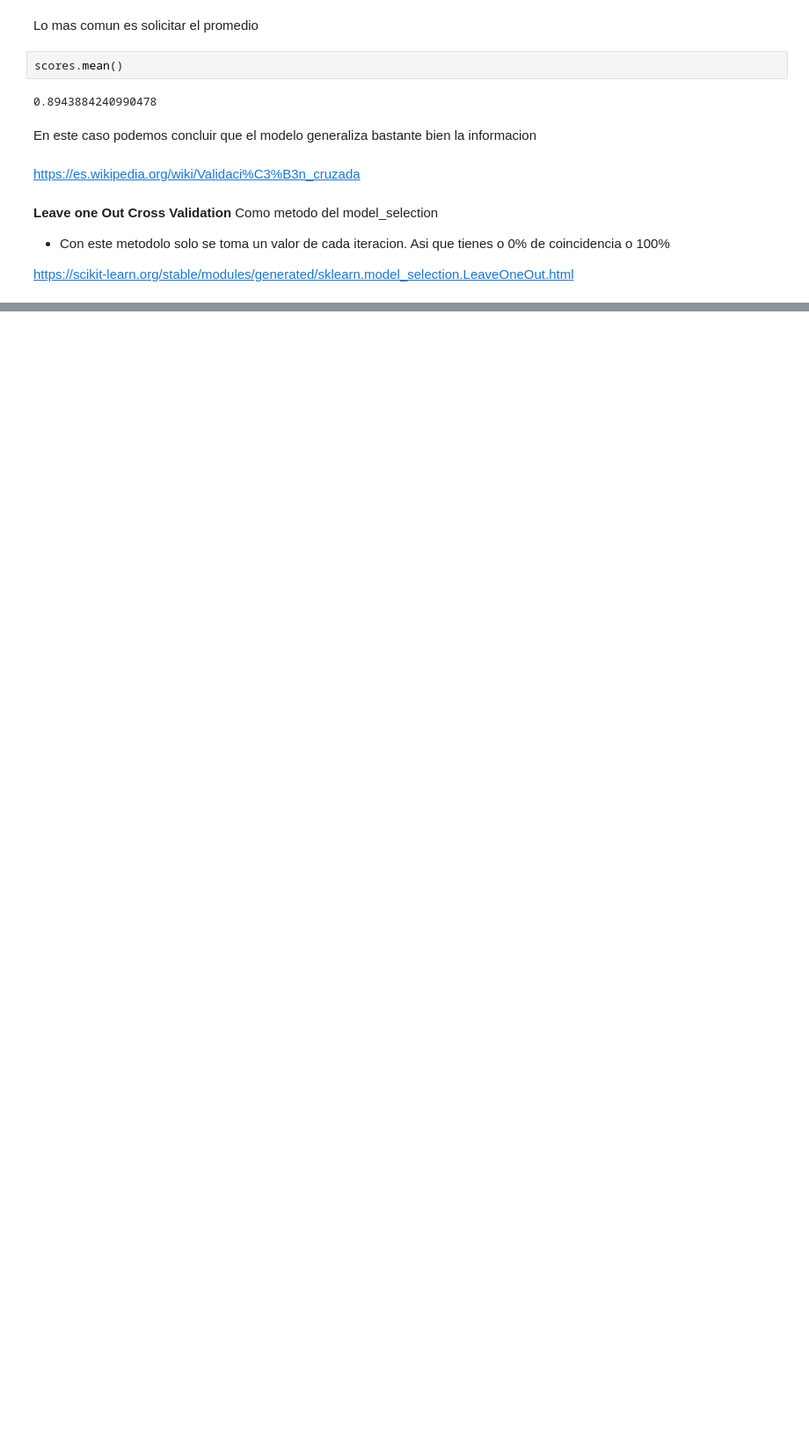
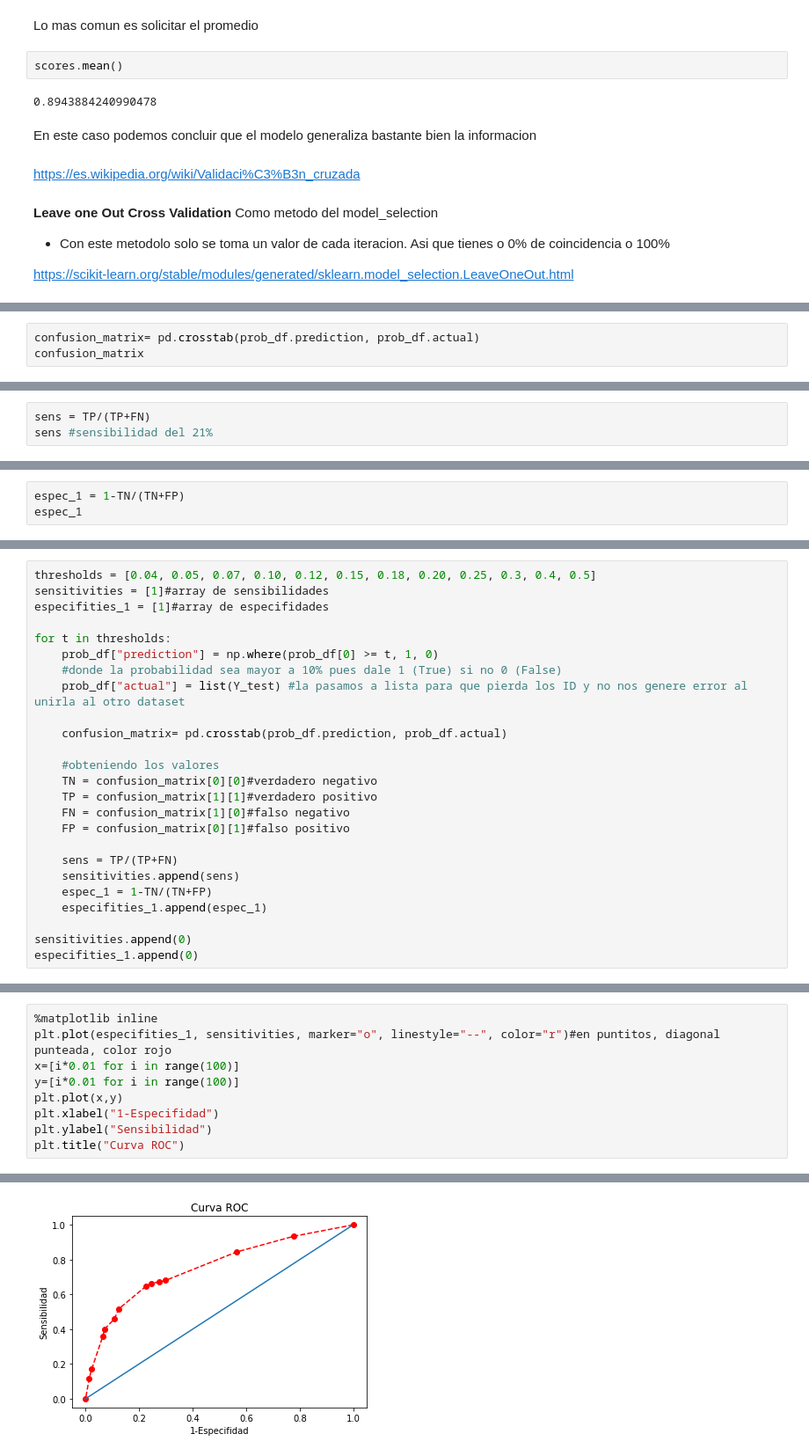
Before and after one commit to Karenahv/python-ml-curso, a Jupyter notebook: notebooks/T5 - 3 - Logistic Regression - Implementación con Python.ipynb, the cells around one changed output, grey strips where cells are left out. Shown at 88% size. Saved outputs shown, nothing was run; the diff lists cells and outputs as text; blank space fills up the shorter version.

```diff
--- a/notebooks/T5 - 3 - Logistic Regression - Implementación con Python.ipynb
+++ b/notebooks/T5 - 3 - Logistic Regression - Implementación con Python.ipynb
@@ -716,0 +764,3 @@ https://scikit-learn.org/stable/modules/generated/sklearn.model_selection.LeaveO
+# %%
+confusion_matrix= pd.crosstab(prob_df.prediction, prob_df.actual)
+confusion_matrix
@@ -716,0 +789,3 @@ https://scikit-learn.org/stable/modules/generated/sklearn.model_selection.LeaveO
+# %%
+sens = TP/(TP+FN)
+sens #sensibilidad del 21%
@@ -716,0 +794,3 @@ https://scikit-learn.org/stable/modules/generated/sklearn.model_selection.LeaveO
+# %%
+espec_1 = 1-TN/(TN+FP)
+espec_1
@@ -716,0 +801,25 @@ https://scikit-learn.org/stable/modules/generated/sklearn.model_selection.LeaveO
+# %%
+thresholds = [0.04, 0.05, 0.07, 0.10, 0.12, 0.15, 0.18, 0.20, 0.25, 0.3, 0.4, 0.5]
+sensitivities = [1]#array de sensibilidades
+especifities_1 = [1]#array de especifidades
+
+for t in thresholds:
+    prob_df["prediction"] = np.where(prob_df[0] >= t, 1, 0)
+    #donde la probabilidad sea mayor a 10% pues dale 1 (True) si no 0 (False)
+    prob_df["actual"] = list(Y_test) #la pasamos a lista para que pierda los ID y no nos genere error al unirla al otro dataset
+
+    confusion_matrix= pd.crosstab(prob_df.prediction, prob_df.actual)
+
+    #obteniendo los valores
+    TN = confusion_matrix[0][0]#verdadero negativo
+    TP = confusion_matrix[1][1]#verdadero positivo
+    FN = confusion_matrix[1][0]#falso negativo
+    FP = confusion_matrix[0][1]#falso positivo
+
+    sens = TP/(TP+FN)
+    sensitivities.append(sens)
+    espec_1 = 1-TN/(TN+FP)
+    especifities_1.append(espec_1)
+
+sensitivities.append(0)
+especifities_1.append(0)
@@ -716,0 +862,10 @@ https://scikit-learn.org/stable/modules/generated/sklearn.model_selection.LeaveO
+# %%
+%matplotlib inline
+plt.plot(especifities_1, sensitivities, marker="o", linestyle="--", color="r")#en puntitos, diagonal punteada, color rojo
+x=[i*0.01 for i in range(100)]
+y=[i*0.01 for i in range(100)]
+plt.plot(x,y)
+plt.xlabel("1-Especifidad")
+plt.ylabel("Sensibilidad")
+plt.title("Curva ROC")
+# %% [output]
@@ -716,0 +873 @@ https://scikit-learn.org/stable/modules/generated/sklearn.model_selection.LeaveO
+[figure, added]
```
Also changed, not shown: parts of 33 cells of this notebook, 3 other files.
